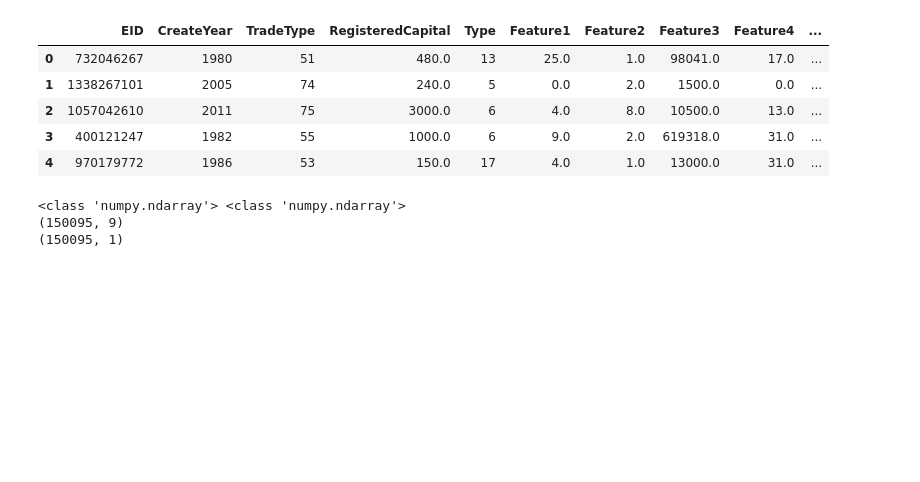
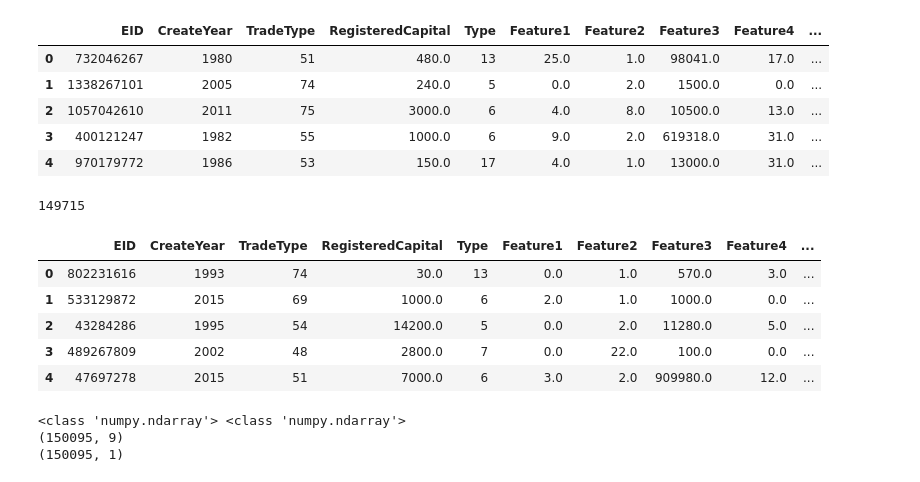
Before and after one commit to covariantFunctor/awesome_algo, a Jupyter notebook: deep.ipynb, the cells around one changed output. Drawn from its saved outputs; the diff is of its cells as text; code cells hidden in the pictures; blank space fills up the shorter version.

```diff
--- a/deep.ipynb
+++ b/deep.ipynb
@@ -21,6 +21,8 @@ os.listdir('.')
 baseinfo = pd.read_csv('dataset/1baseinfo.csv')
 
 train_labels = pd.read_csv('dataset/train.csv')
+
+test_data = pd.read_csv('dataset/evaluation_public.csv')
 # %% [output]
 |  | EID | CreateYear | TradeType | RegisteredCapital | Type | Feature1 | Feature2 | Feature3 | Feature4 | ... |
 | 0 | 732046267 | 1980 | 51 | 480.0 | 13 | 25.0 | 1.0 | 98041.0 | 17.0 | ... |
@@ -49,5 +51,23 @@ merged_data.head()
 | 2 | 1057042610 | 2011 | 75 | 3000.0 | 6 | 4.0 | 8.0 | 10500.0 | 13.0 | ... |
 | 3 | 400121247 | 1982 | 55 | 1000.0 | 6 | 9.0 | 2.0 | 619318.0 | 31.0 | ... |
 | 4 | 970179772 | 1986 | 53 | 150.0 | 17 | 4.0 | 1.0 | 13000.0 | 31.0 | ... |
+# %%
+
+
+merged_test = pd.merge(baseinfo, test_data, on='EID', how='right')
+
+test_x = merged_test.iloc[:,1:10]
+
+print(len(merged_test))
+
+merged_test.head()
+# %% [output]
+149715
+|  | EID | CreateYear | TradeType | RegisteredCapital | Type | Feature1 | Feature2 | Feature3 | Feature4 | ... |
+| 0 | 802231616 | 1993 | 74 | 30.0 | 13 | 0.0 | 1.0 | 570.0 | 3.0 | ... |
+| 1 | 533129872 | 2015 | 69 | 1000.0 | 6 | 2.0 | 1.0 | 1000.0 | 0.0 | ... |
+| 2 | 43284286 | 1995 | 54 | 14200.0 | 5 | 0.0 | 2.0 | 11280.0 | 5.0 | ... |
+| 3 | 489267809 | 2002 | 48 | 2800.0 | 7 | 0.0 | 22.0 | 100.0 | 0.0 | ... |
+| 4 | 47697278 | 2015 | 51 | 7000.0 | 6 | 3.0 | 2.0 | 909980.0 | 12.0 | ... |
 # %%
 ## split data to train and test
```
Also changed, not shown: parts of 6 cells of this notebook.
